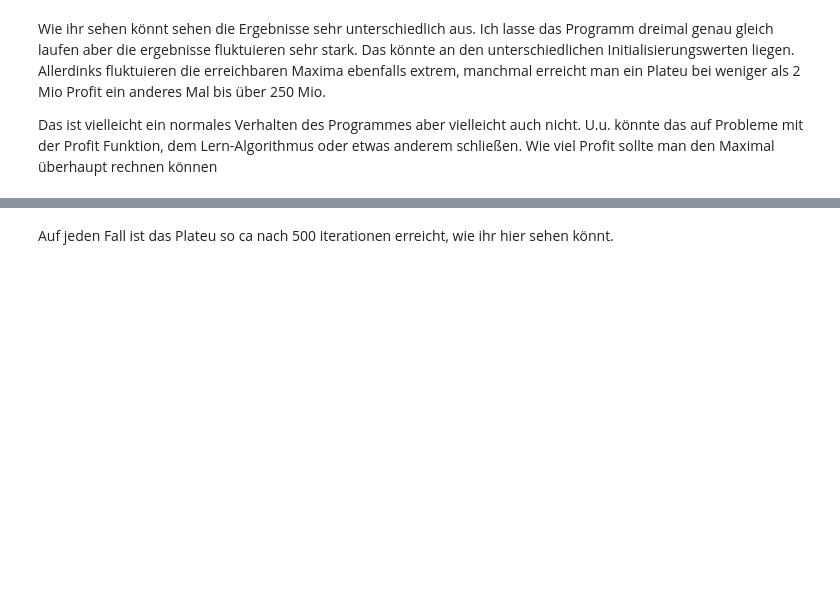
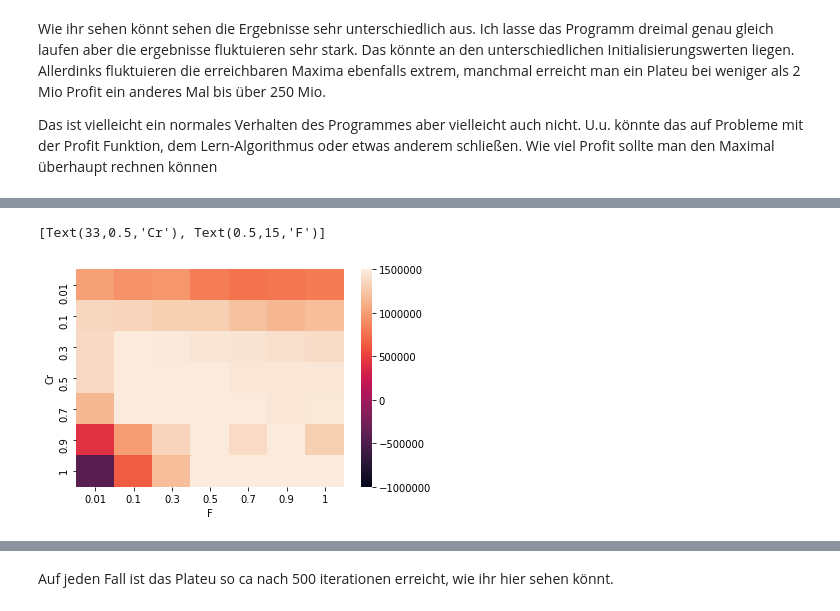
Before and after one commit to bereRadeck/NIA-Homework, a Jupyter notebook: ex4/tests.ipynb, the cells around one changed output, grey strips where cells are left out. Saved outputs shown, nothing was run; the diff lists cells and outputs as text; code cells hidden in the pictures; blank space fills up the shorter version.

```diff
--- a/ex4/tests.ipynb
+++ b/ex4/tests.ipynb
@@ -56,0 +103,19 @@ Das ist vielleicht ein normales Verhalten des Programmes aber vielleicht auch ni
+# %%
+import numpy
+array = numpy.zeros((5,5))
+Cr = [0.1,0.3,0.5,0.7,0.9]
+F = [0.1,0.3,0.5,0.7,0.9]
+problemnumber = 1
+ppp = PPP(problemnumber)
+selector = Selector(ppp)
+de = DE
+iterations = 1000
+np=500
+for i,cr in enumerate(Cr):
+    for j,f in enumerate(F):
+        donorgenerator = DonorGenerator(f)
+        trialgenerator = TrialGenerator(cr,problemnumber)
+        DifferentialEvolution = de(ppp, initializer, donorgenerator, trialgenerator, selector)
+        results,time=DifferentialEvolution.run(700)
+        array[i,j] = numpy.mean(results[-1,:])
+print(array)
@@ -56,0 +133,21 @@ Das ist vielleicht ein normales Verhalten des Programmes aber vielleicht auch ni
+# %%
+maxarray = numpy.zeros((7,7))
+meanarray = numpy.zeros((7,7))
+Cr = [0.01,0.1,0.3,0.5,0.7,0.9,1]
+F = [0.01,0.1,0.3,0.5,0.7,0.9,1]
+problemnumber = 1
+ppp = PPP(problemnumber)
+selector = Selector(ppp)
+de = DE
+iterations = 1000
+np = 70
+initializer = Initializer(ppp, np)
+for i,cr in enumerate(Cr):
+    for j,f in enumerate(F):
+        donorgenerator = DonorGenerator(f)
+        trialgenerator = TrialGenerator(cr,problemnumber)
+        DifferentialEvolution = de(ppp, initializer, donorgenerator, trialgenerator, selector)
+        results,time=DifferentialEvolution.run(2000)
+        maxarray[i,j] = numpy.max(results[-1,:])
+        meanarray[i,j] = numpy.mean(results[-1,:])
+print(marray)
@@ -56,0 +165,7 @@ Das ist vielleicht ein normales Verhalten des Programmes aber vielleicht auch ni
+# %%
+from seaborn import heatmap
+hm = heatmap(meanarray,vmin = -1000000, vmax = 1500000, xticklabels=F, yticklabels=Cr)
+hm.set(xlabel='F', ylabel='Cr')
+# %% [output]
+[Text(33,0.5,'Cr'), Text(0.5,15,'F')]
+[figure, added]
```
Also changed, not shown: parts of 11 cells of this notebook, 14 other files.
